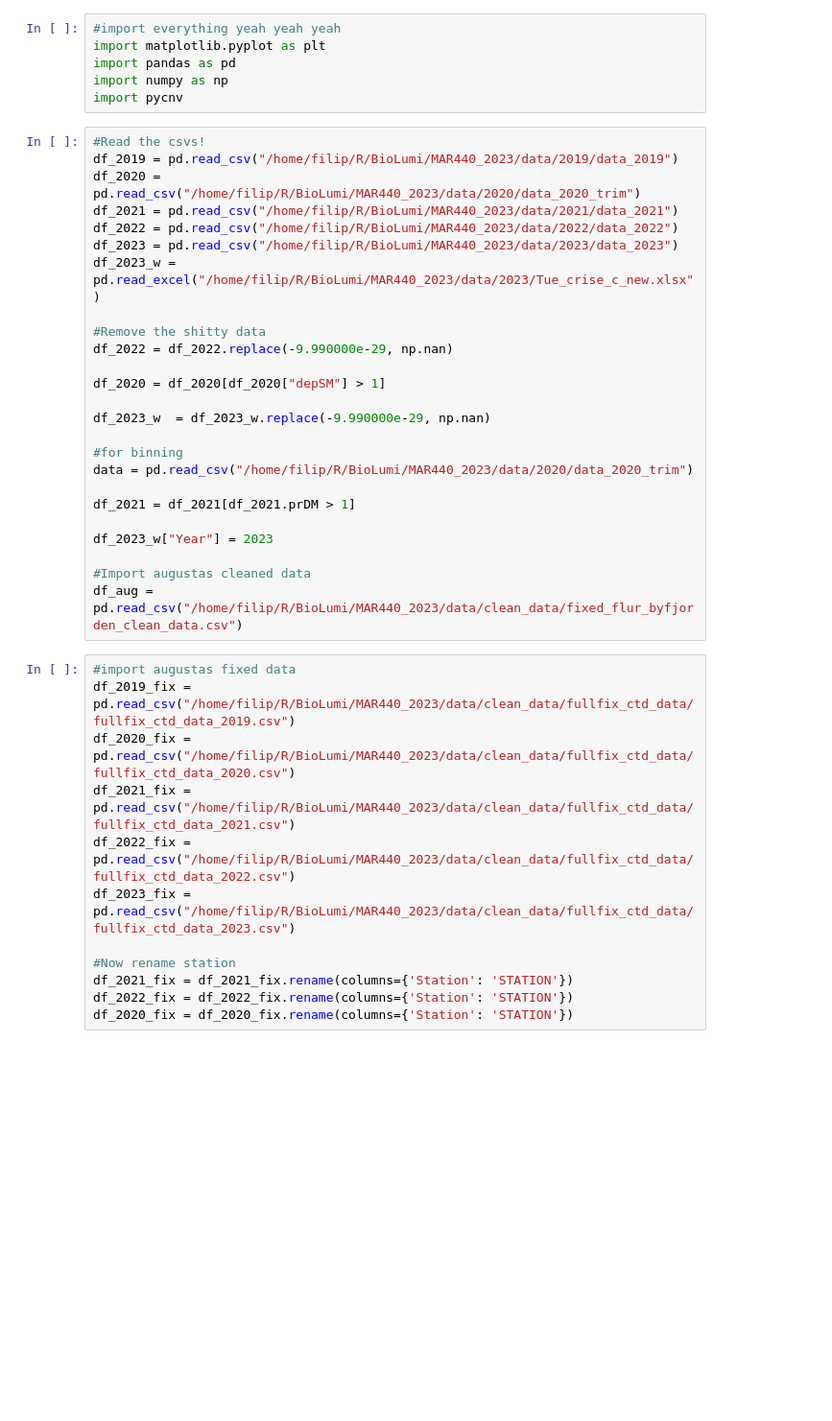
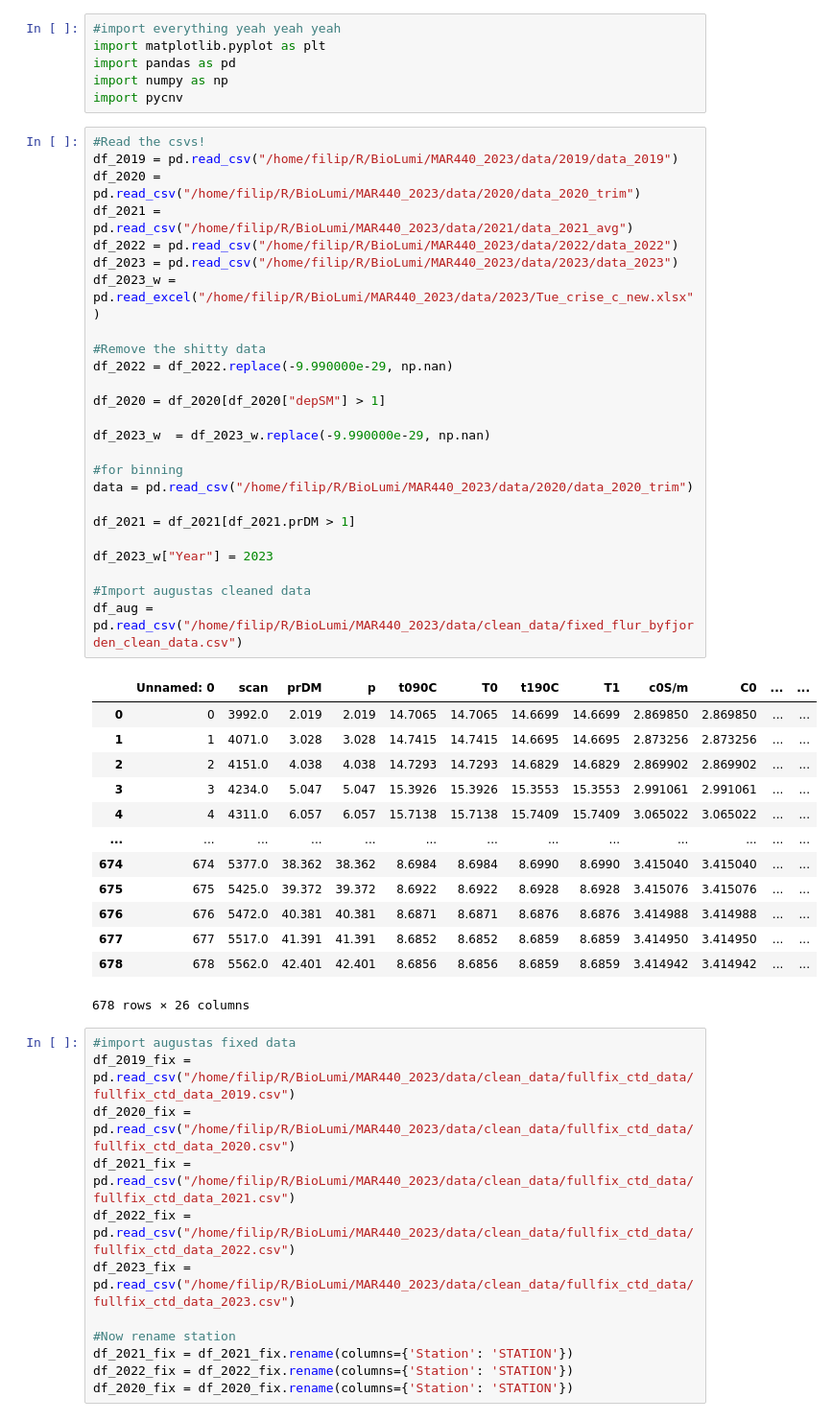
Before and after one commit to haganjam/MAR440_2023, a Jupyter notebook: code/CTD_plot_script.ipynb, the cells around one changed output. Shown at 96% size. Cells and saved outputs as stored; diff of their text form; blank space fills up the shorter version.

```diff
--- a/code/CTD_plot_script.ipynb
+++ b/code/CTD_plot_script.ipynb
@@ -9,28 +9,42 @@ import pycnv
 # %%
 #Read the csvs!
 df_2019 = pd.read_csv("/home/filip/R/BioLumi/MAR440_2023/data/2019/data_2019")
 df_2020 = pd.read_csv("/home/filip/R/BioLumi/MAR440_2023/data/2020/data_2020_trim")
-df_2021 = pd.read_csv("/home/filip/R/BioLumi/MAR440_2023/data/2021/data_2021")
+df_2021 = pd.read_csv("/home/filip/R/BioLumi/MAR440_2023/data/2021/data_2021_avg")
 df_2022 = pd.read_csv("/home/filip/R/BioLumi/MAR440_2023/data/2022/data_2022")
 df_2023 = pd.read_csv("/home/filip/R/BioLumi/MAR440_2023/data/2023/data_2023")
 df_2023_w = pd.read_excel("/home/filip/R/BioLumi/MAR440_2023/data/2023/Tue_crise_c_new.xlsx")
 
 #Remove the shitty data
 df_2022 = df_2022.replace(-9.990000e-29, np.nan)
 
 df_2020 = df_2020[df_2020["depSM"] > 1]
 
 df_2023_w  = df_2023_w.replace(-9.990000e-29, np.nan)
 
 #for binning
 data = pd.read_csv("/home/filip/R/BioLumi/MAR440_2023/data/2020/data_2020_trim")
 
 df_2021 = df_2021[df_2021.prDM > 1]
 
 df_2023_w["Year"] = 2023
 
 #Import augustas cleaned data
 df_aug = pd.read_csv("/home/filip/R/BioLumi/MAR440_2023/data/clean_data/fixed_flur_byfjorden_clean_data.csv")
+# %% [output]
+|  | Unnamed: 0 | scan | prDM | p | t090C | T0 | t190C | T1 | c0S/m | C0 | ... | ... |
+| 0 | 0 | 3992.0 | 2.019 | 2.019 | 14.7065 | 14.7065 | 14.6699 | 14.6699 | 2.869850 | 2.869850 | ... | ... |
+| 1 | 1 | 4071.0 | 3.028 | 3.028 | 14.7415 | 14.7415 | 14.6695 | 14.6695 | 2.873256 | 2.873256 | ... | ... |
+| 2 | 2 | 4151.0 | 4.038 | 4.038 | 14.7293 | 14.7293 | 14.6829 | 14.6829 | 2.869902 | 2.869902 | ... | ... |
+| 3 | 3 | 4234.0 | 5.047 | 5.047 | 15.3926 | 15.3926 | 15.3553 | 15.3553 | 2.991061 | 2.991061 | ... | ... |
+| 4 | 4 | 4311.0 | 6.057 | 6.057 | 15.7138 | 15.7138 | 15.7409 | 15.7409 | 3.065022 | 3.065022 | ... | ... |
+| ... | ... | ... | ... | ... | ... | ... | ... | ... | ... | ... | ... | ... |
+| 674 | 674 | 5377.0 | 38.362 | 38.362 | 8.6984 | 8.6984 | 8.6990 | 8.6990 | 3.415040 | 3.415040 | ... | ... |
+| 675 | 675 | 5425.0 | 39.372 | 39.372 | 8.6922 | 8.6922 | 8.6928 | 8.6928 | 3.415076 | 3.415076 | ... | ... |
+| 676 | 676 | 5472.0 | 40.381 | 40.381 | 8.6871 | 8.6871 | 8.6876 | 8.6876 | 3.414988 | 3.414988 | ... | ... |
+| 677 | 677 | 5517.0 | 41.391 | 41.391 | 8.6852 | 8.6852 | 8.6859 | 8.6859 | 3.414950 | 3.414950 | ... | ... |
+| 678 | 678 | 5562.0 | 42.401 | 42.401 | 8.6856 | 8.6856 | 8.6859 | 8.6859 | 3.414942 | 3.414942 | ... | ... |
+678 rows × 26 columns
 # %%
 #import augustas fixed data
 df_2019_fix = pd.read_csv("/home/filip/R/BioLumi/MAR440_2023/data/clean_data/fullfix_ctd_data/fullfix_ctd_data_2019.csv")
```
Also changed, not shown: parts of 10 cells of this notebook, 1 other file.
